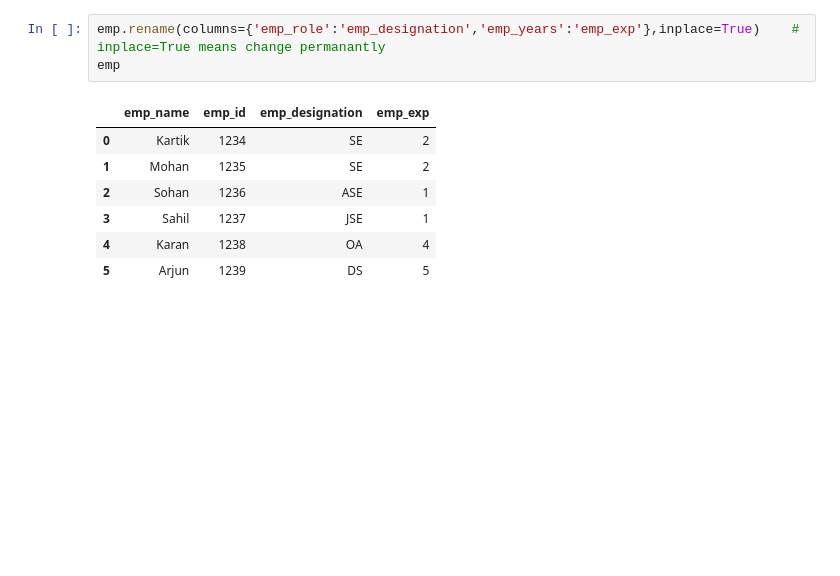
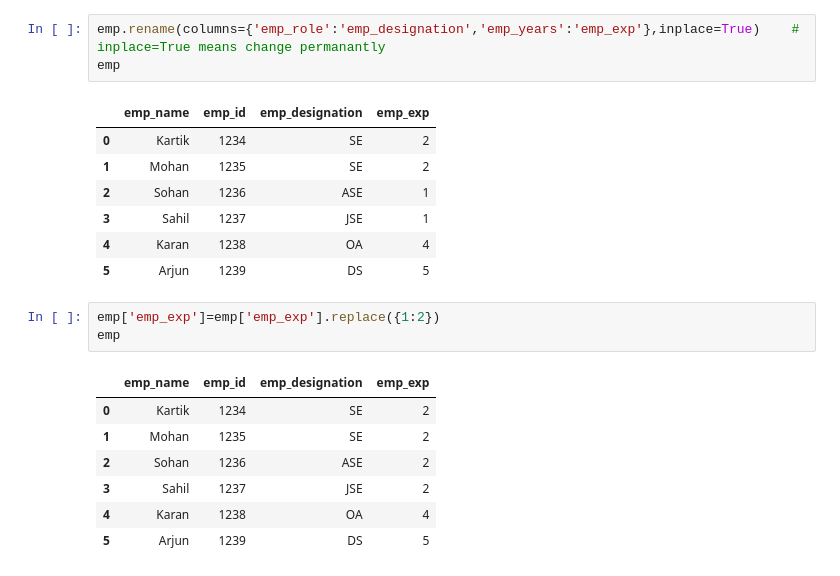
Before and after one commit to Yaminikanta/Python_Libraries, a Jupyter notebook: 02-Pandas/class_pandas.ipynb, the cells around one changed output. Saved outputs shown, nothing was run; the diff lists cells and outputs as text; blank space fills up the shorter version.

```diff
--- a/02-Pandas/class_pandas.ipynb
+++ b/02-Pandas/class_pandas.ipynb
@@ -559,3 +559,14 @@ emp
 | 3 | Sahil | 1237 | JSE | 1 |
 | 4 | Karan | 1238 | OA | 4 |
 | 5 | Arjun | 1239 | DS | 5 |
+# %%
+emp['emp_exp']=emp['emp_exp'].replace({1:2})
+emp
+# %% [output]
+|  | emp_name | emp_id | emp_designation | emp_exp |
+| 0 | Kartik | 1234 | SE | 2 |
+| 1 | Mohan | 1235 | SE | 2 |
+| 2 | Sohan | 1236 | ASE | 2 |
+| 3 | Sahil | 1237 | JSE | 2 |
+| 4 | Karan | 1238 | OA | 4 |
+| 5 | Arjun | 1239 | DS | 5 |
```
